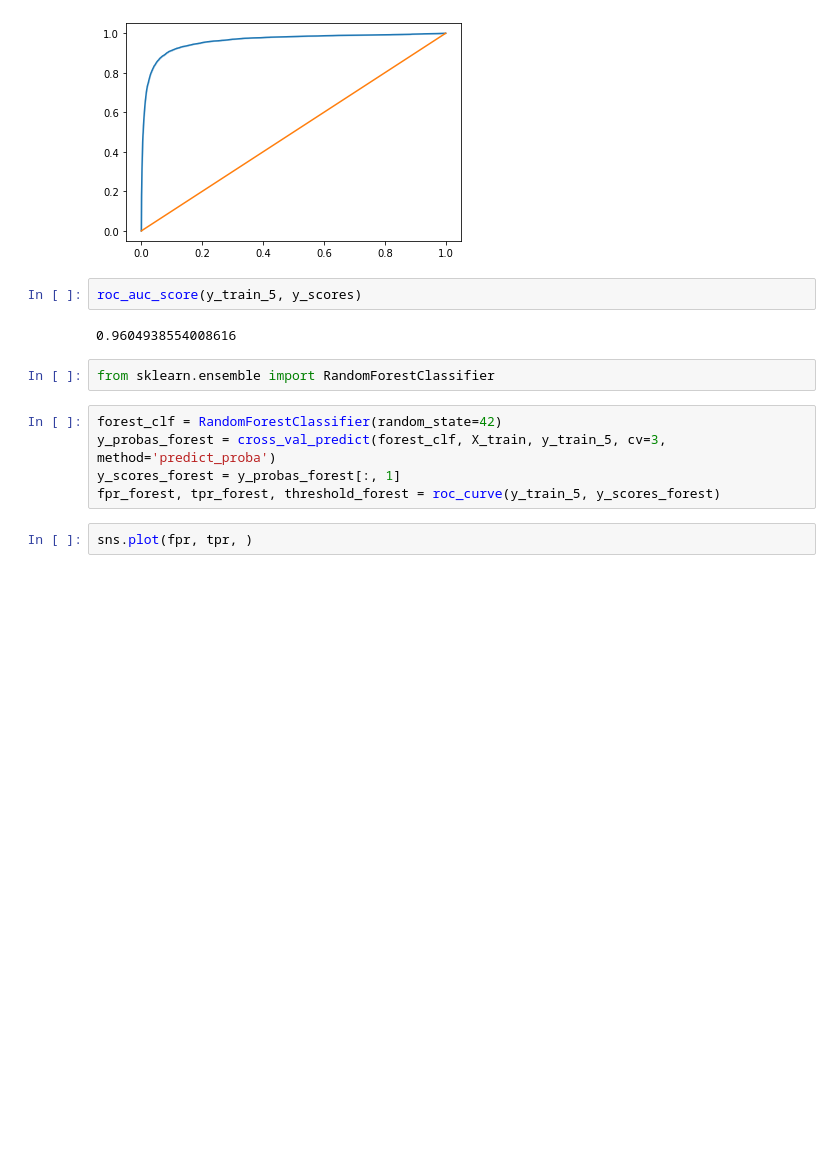
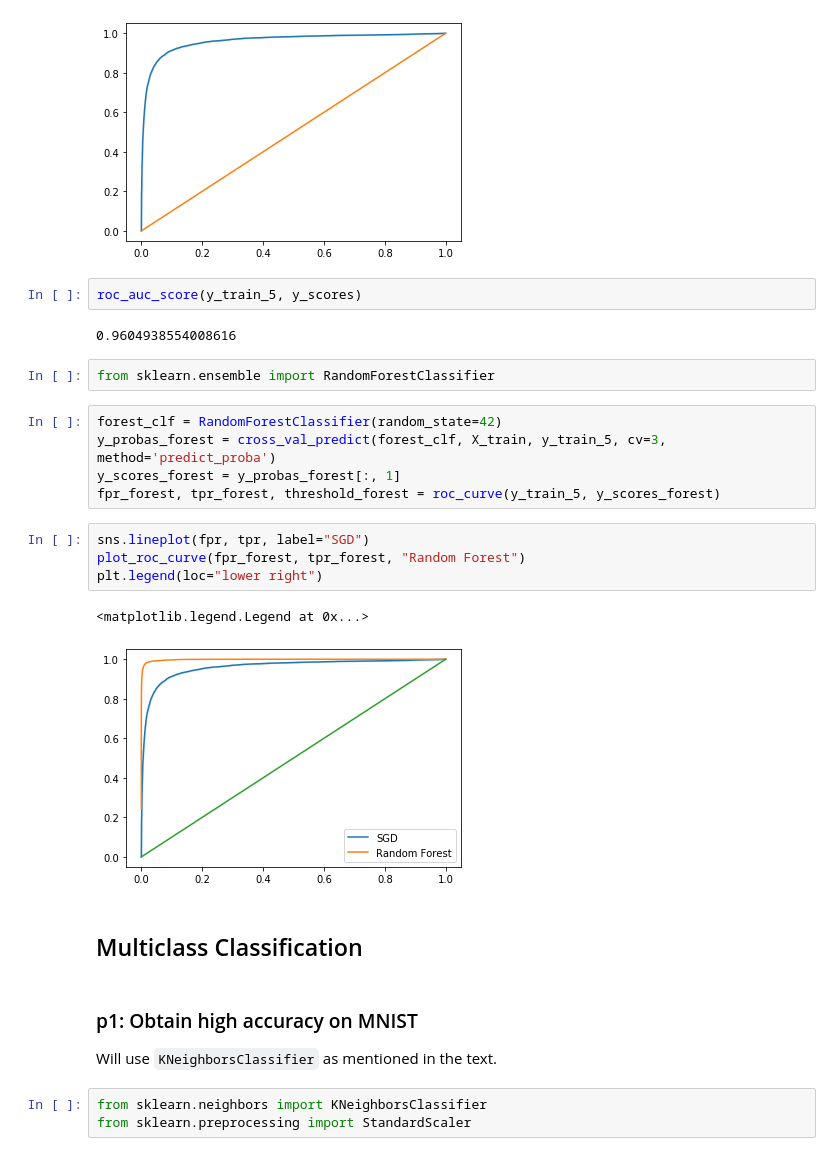
Before and after one commit to kaipak/HNN-training, a Jupyter notebook: handson_ml_geron/3-classification.ipynb, the cells around one changed output. Cells and saved outputs as stored; diff of their text form; blank space fills up the shorter version.

```diff
--- a/handson_ml_geron/3-classification.ipynb
+++ b/handson_ml_geron/3-classification.ipynb
@@ -106,5 +109,18 @@ forest_clf = RandomForestClassifier(random_state=42)
 y_probas_forest = cross_val_predict(forest_clf, X_train, y_train_5, cv=3, method='predict_proba')
 y_scores_forest = y_probas_forest[:, 1]
 fpr_forest, tpr_forest, threshold_forest = roc_curve(y_train_5, y_scores_forest)
-# %%
-sns.plot(fpr, tpr, )
+# %%
+sns.lineplot(fpr, tpr, label="SGD")
+plot_roc_curve(fpr_forest, tpr_forest, "Random Forest")
+plt.legend(loc="lower right")
+# %% [output]
+<matplotlib.legend.Legend at 0x...>
+[figure, added]
+# %% [markdown]
+## Multiclass Classification
+# %% [markdown]
+### p1: Obtain high accuracy on MNIST
+Will use `KNeighborsClassifier` as mentioned in the text.
+# %%
+from sklearn.neighbors import KNeighborsClassifier
+from sklearn.preprocessing import StandardScaler
```
Also changed, not shown: parts of 5 cells of this notebook.
